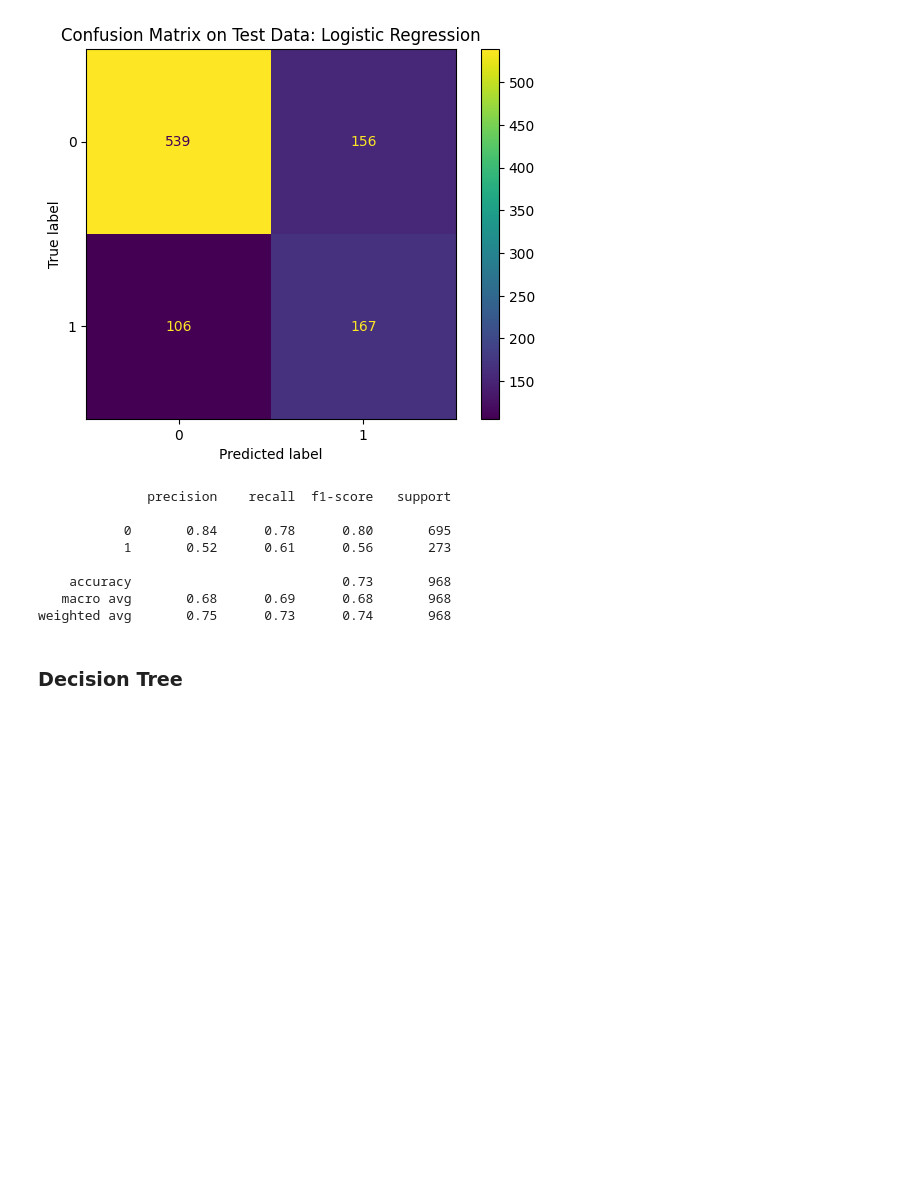
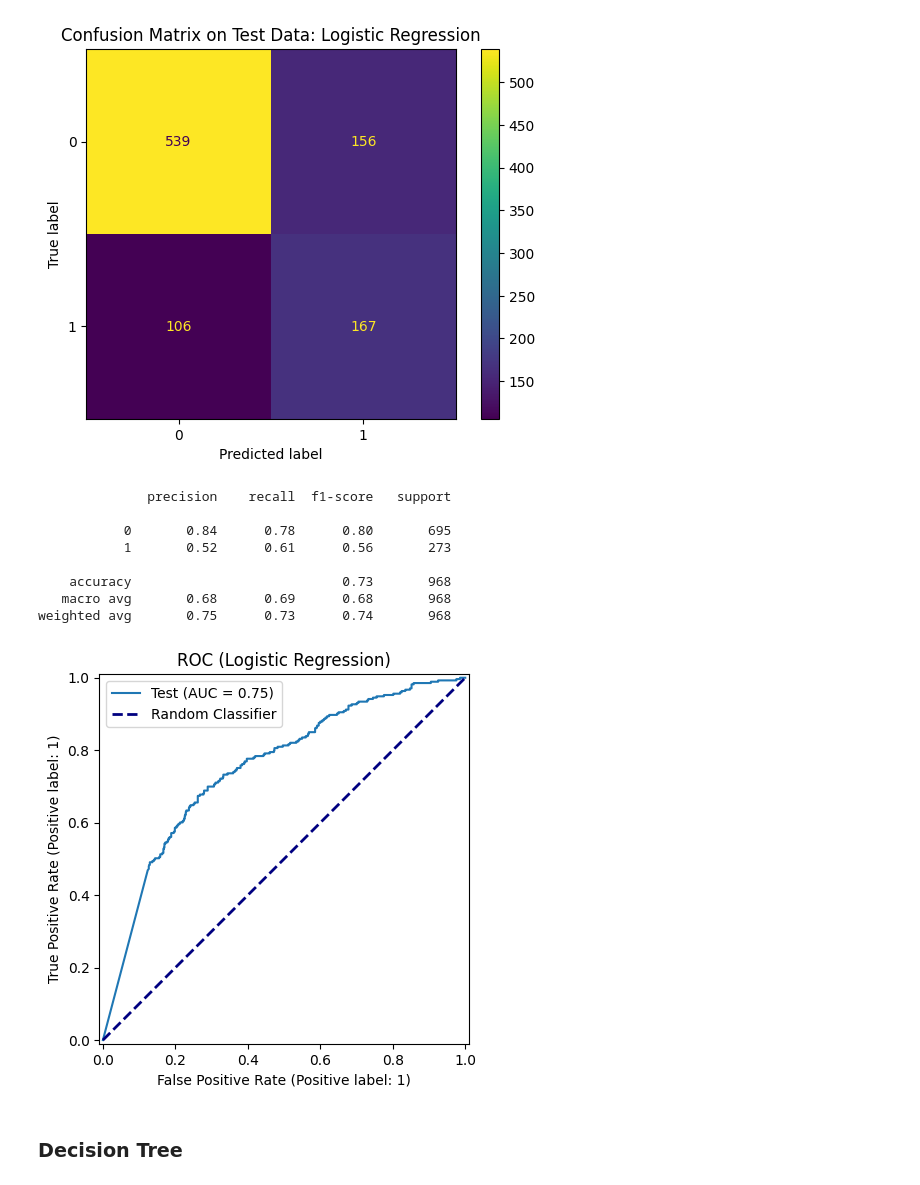
Before and after one commit to jiroamato/Stock-Trend-Prediction-With-NLP, a Jupyter notebook: notebooks/2-NLP-Preprocessing-Modelling.ipynb, the cells around one changed output. Saved outputs shown, nothing was run; the diff lists cells and outputs as text; code cells hidden in the pictures; blank space fills up the shorter version.

Commit message:
Added evaluation metrics and started time series preprocessing

```diff
--- a/notebooks/2-NLP-Preprocessing-Modelling.ipynb
+++ b/notebooks/2-NLP-Preprocessing-Modelling.ipynb
@@ -1080,6 +1080,18 @@ print(report_LR)
     accuracy                           0.73       968
    macro avg       0.68      0.69      0.68       968
 weighted avg       0.75      0.73      0.74       968
+# %%
+from sklearn.metrics import RocCurveDisplay
+
+# ROC Curve
+fig, ax = plt.subplots()
+RocCurveDisplay.from_estimator(LR_model, X_test, y_test, name='Test', ax=ax)
+plt.plot([0, 1], [0, 1], color='navy', lw=2, ls='--', label='Random Classifier')
+plt.legend()
+plt.title('ROC (Logistic Regression)')
+plt.show()
+# %% [output]
+[figure, added]
 # %% [markdown]
 ### Decision Tree
 # %%
```
Also changed, not shown: parts of 7 cells of this notebook.
